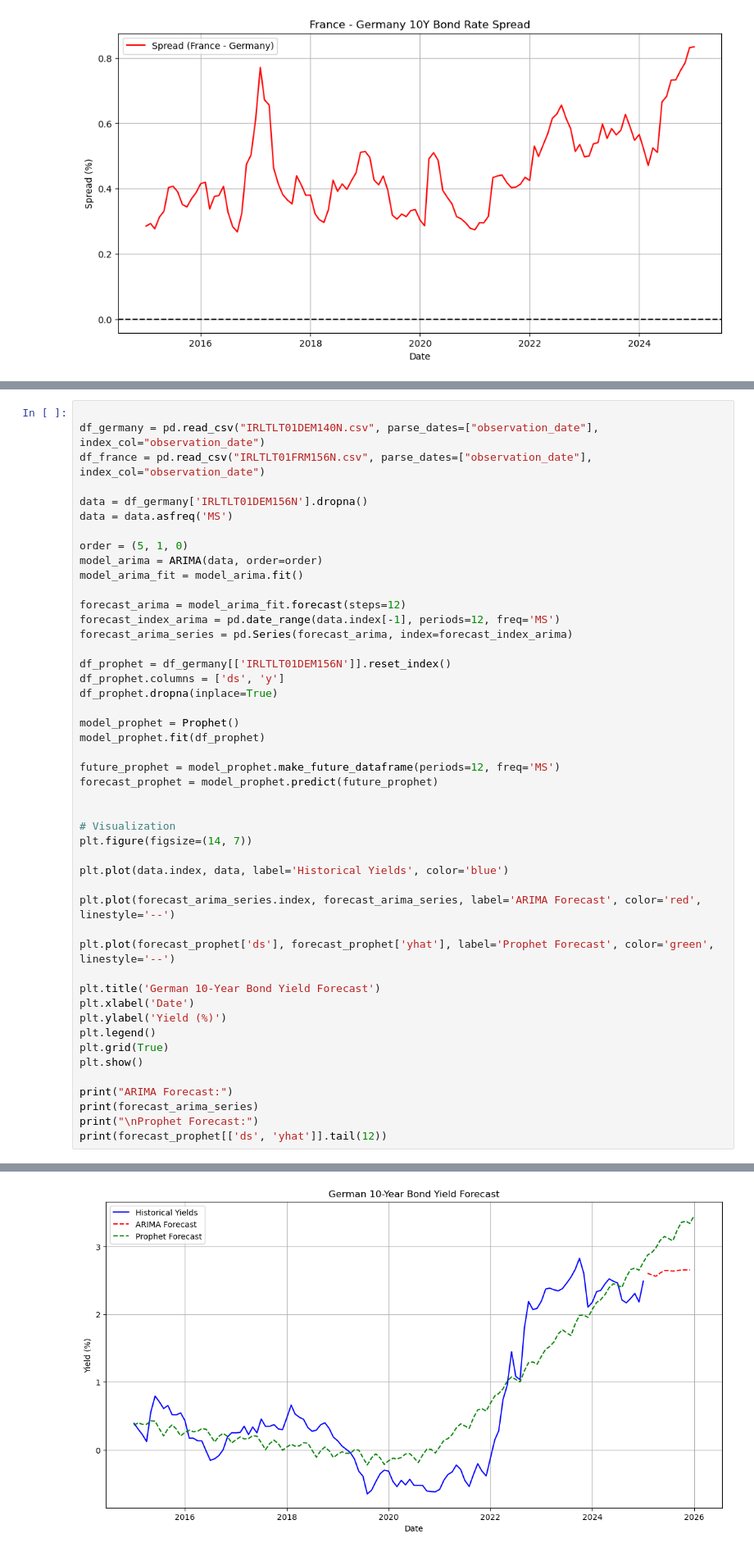
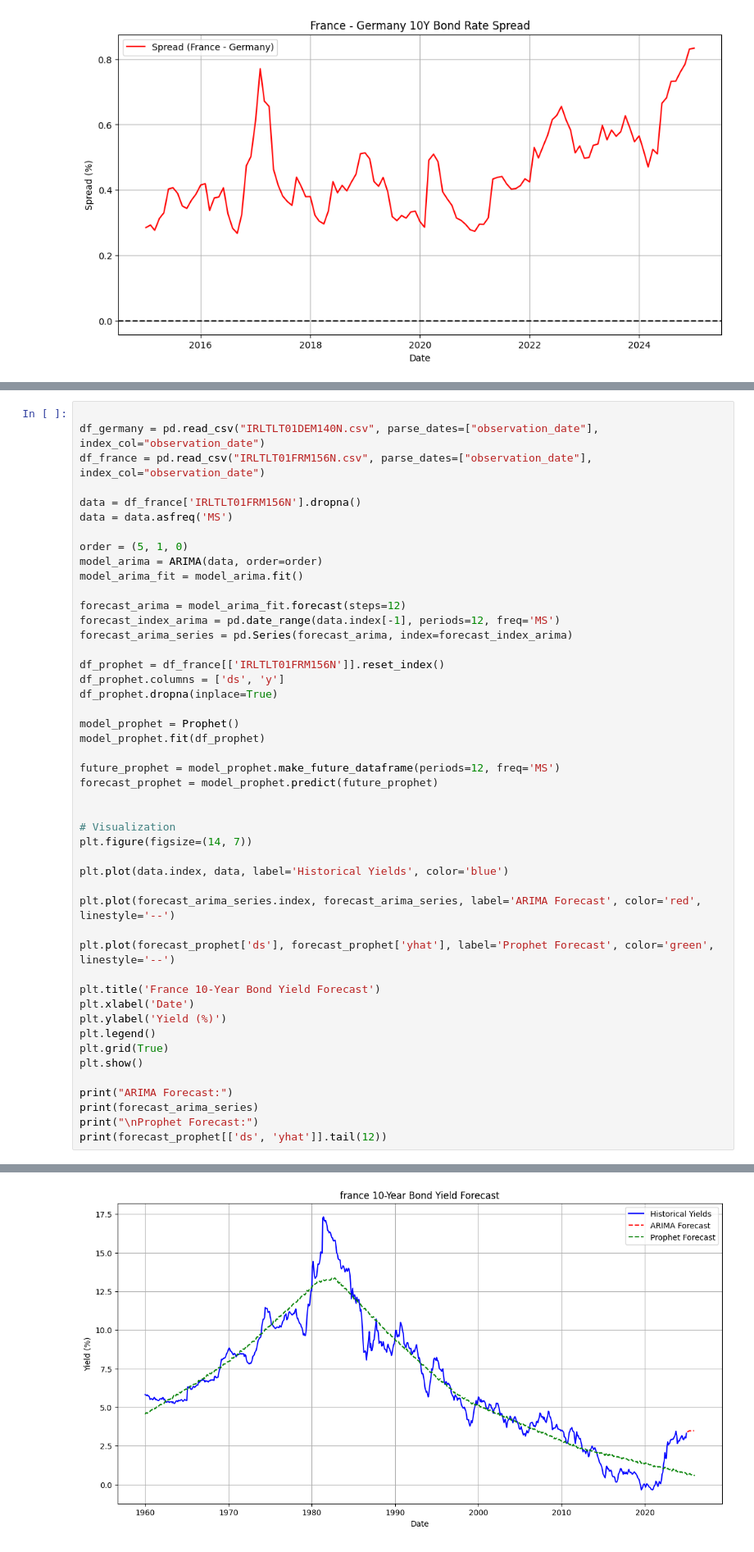
Before and after one commit to barhador/French-Bonds-Analysis, a Jupyter notebook: france-bonds.ipynb, the cells around one changed output, grey strips where cells are left out. Shown at 82% size. Saved outputs shown, nothing was run; the diff lists cells and outputs as text.

Commit message:
Add Forecasting German and French 10-Year Bond Yields

```diff
--- a/france-bonds.ipynb
+++ b/france-bonds.ipynb
@@ -184,7 +185,7 @@ plt.show()
 df_germany = pd.read_csv("IRLTLT01DEM140N.csv", parse_dates=["observation_date"], index_col="observation_date")
 df_france = pd.read_csv("IRLTLT01FRM156N.csv", parse_dates=["observation_date"], index_col="observation_date")
 
-data = df_germany['IRLTLT01DEM156N'].dropna()
+data = df_france['IRLTLT01FRM156N'].dropna()
 data = data.asfreq('MS')
 
 order = (5, 1, 0)
@@ -195,7 +196,7 @@ forecast_arima = model_arima_fit.forecast(steps=12)
 forecast_index_arima = pd.date_range(data.index[-1], periods=12, freq='MS')
 forecast_arima_series = pd.Series(forecast_arima, index=forecast_index_arima)
 
-df_prophet = df_germany[['IRLTLT01DEM156N']].reset_index()
+df_prophet = df_france[['IRLTLT01FRM156N']].reset_index()
 df_prophet.columns = ['ds', 'y']
 df_prophet.dropna(inplace=True)
 
@@ -215,7 +216,7 @@ plt.plot(forecast_arima_series.index, forecast_arima_series, label='ARIMA Foreca
 
 plt.plot(forecast_prophet['ds'], forecast_prophet['yhat'], label='Prophet Forecast', color='green', linestyle='--')
 
-plt.title('German 10-Year Bond Yield Forecast')
+plt.title('France 10-Year Bond Yield Forecast')
 plt.xlabel('Date')
 plt.ylabel('Yield (%)')
 plt.legend()
@@ -232,3 +233,3 @@ print(forecast_prophet[['ds', 'yhat']].tail(12))
-[figure, old version]
+[figure, new version]
 ARIMA Forecast:
 2025-01-01         NaN
```
Also changed, not shown: parts of 8 cells of this notebook, 1 other file.
